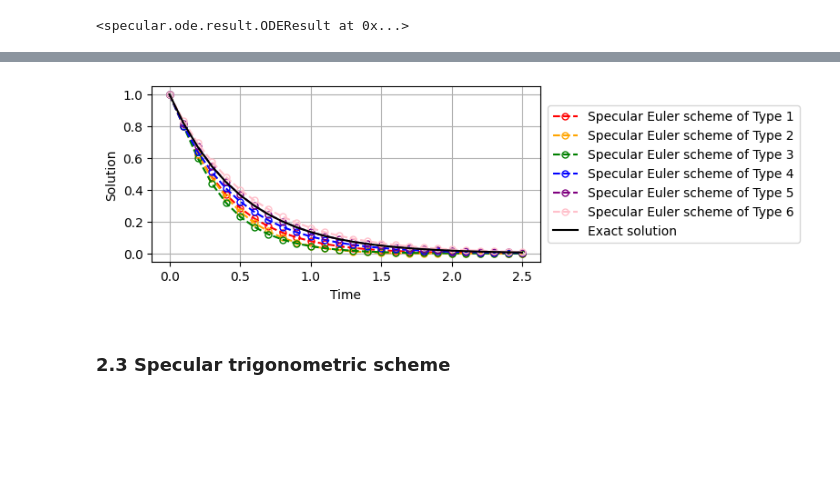
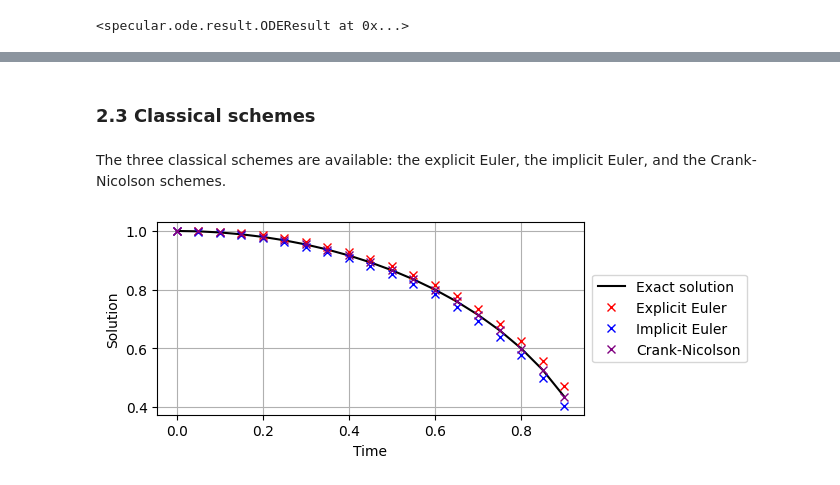
Before and after one commit to kyjung2357/specular-differentiation, a Jupyter notebook: docs/2. Numerical ordinary differential equations.ipynb, the cells around one changed output, grey strips where cells are left out. Drawn from its saved outputs; the diff is of its cells as text; code cells hidden in the pictures; blank space fills up the shorter version.

```diff
--- a/docs/2. Numerical ordinary differential equations.ipynb
+++ b/docs/2. Numerical ordinary differential equations.ipynb
@@ -34,5 +54,0 @@ specular.ode.classical_scheme(F=F, u_0=1.0, t_0=0.0, T=2.0, h=0.1, scheme="expli
-# %%
-def F(t, u):
-    return -3*u
-
-specular.ode.classical_scheme(F=F, u_0=1.0, t_0=0.0, T=2.0, h=0.01, scheme="explicit Euler").visualization(save_path="explicit-Euler")
@@ -43,15 +54,0 @@ Figure saved: figures\explicit-Euler
-# %%
-t_0 = 0.0
-T = 2.5
-h = 0.1
-
-def F(t, u):
-    return -3*u
-
-def exact_sol(t):
-    return np.exp(-3*t)
-
-def u_0(t_0):
-    return exact_sol(t_0)
-
-specular.ode.solver.classical_scheme(F=F, t_0=t_0, u_0=u_0, T=T, h=h, scheme="explicit Euler").table(exact_sol=exact_sol)
@@ -163,33 +158,38 @@ Figure saved: figures\specular-Euler-scheme-of-Type-1
+# %% [markdown]
+### 2.3 Classical schemes
+# %% [markdown]
+The three classical schemes are available: the explicit Euler, the implicit Euler, and the Crank-Nicolson schemes.
 # %%
 def F(t, u):
-    return -2*u
+    return -(t*u)/(1-t**2)
 
 def exact_sol(t):
-    return np.exp(-2*t)
+    return np.sqrt(1 - t**2)
 
 def u_0(t_0):
     return exact_sol(t_0)
 
+t_0 = 0.0
+T = 0.9
+h = 0.05
+
+result_EE = specular.ode.solver.classical_scheme(F=F, t_0=t_0, u_0=u_0, T=T, h=h, scheme="explicit Euler").values()
+result_IE = specular.ode.solver.classical_scheme(F=F, t_0=t_0, u_0=u_0, T=T, h=h, scheme="implicit Euler").values()
+result_CN = specular.ode.solver.classical_scheme(F=F, t_0=t_0, u_0=u_0, T=T, h=h, scheme="Crank-Nicolson").values()
+exact_values = np.array([exact_sol(t) for t in result_EE[0]])
+
 plt.figure(figsize=(5.5, 2.5))
 
-colors = ['red', 'orange', 'green', 'blue', 'purple', 'pink']
-
-for i in range(1, 7):
-    result = specular.Euler_scheme(of_Type=i, F=F, t_0=0.0, u_0=u_0, T=2.5, h=0.1).values()
-    number_of_circles = max(1, len(result[0]) // 30)
-    plt.plot(result[0], result[1], linestyle='--', marker='o', color=colors[i-1], markersize=5, markevery=number_of_circles, markerfacecolor='none', markeredgewidth=1.0, label=f'Specular Euler scheme of Type {i}')
-
-exact_values = np.array([exact_sol(t) for t in result[0]])
-
-plt.plot(result[0], exact_values, color='black', label='Exact solution')
+plt.plot(result_EE[0], exact_values, color='black', label='Exact solution')
+plt.plot(result_EE[0], result_EE[1],  marker='x', linestyle='None', markerfacecolor='none', markeredgecolor='red', label='Explicit Euler')
+plt.plot(result_IE[0], result_IE[1],  marker='x', linestyle='None', markerfacecolor='none', markeredgecolor='blue', label='Implicit Euler')
+plt.plot(result_CN[0], result_CN[1],  marker='x', linestyle='None', markerfacecolor='none', markeredgecolor='purple', label='Crank-Nicolson')
 
 plt.xlabel(r"Time", fontsize=10)
 plt.ylabel(r"Solution", fontsize=10)
 plt.grid(True)
 plt.legend(loc='center left', bbox_to_anchor=(1.02, 0.5), borderaxespad=0., fontsize=10)
-plt.savefig('figures/specular-Euler-schemes', dpi=1000, bbox_inches='tight')
+plt.savefig('figures/classical-schemes.png', dpi=1000, bbox_inches='tight')
 plt.show()
 # %% [output]
-[figure, old version]
+[figure, new version]
-# %% [markdown]
-### 2.3 Specular trigonometric scheme
```
Also changed, not shown: parts of 19 cells of this notebook, 6 other files.
